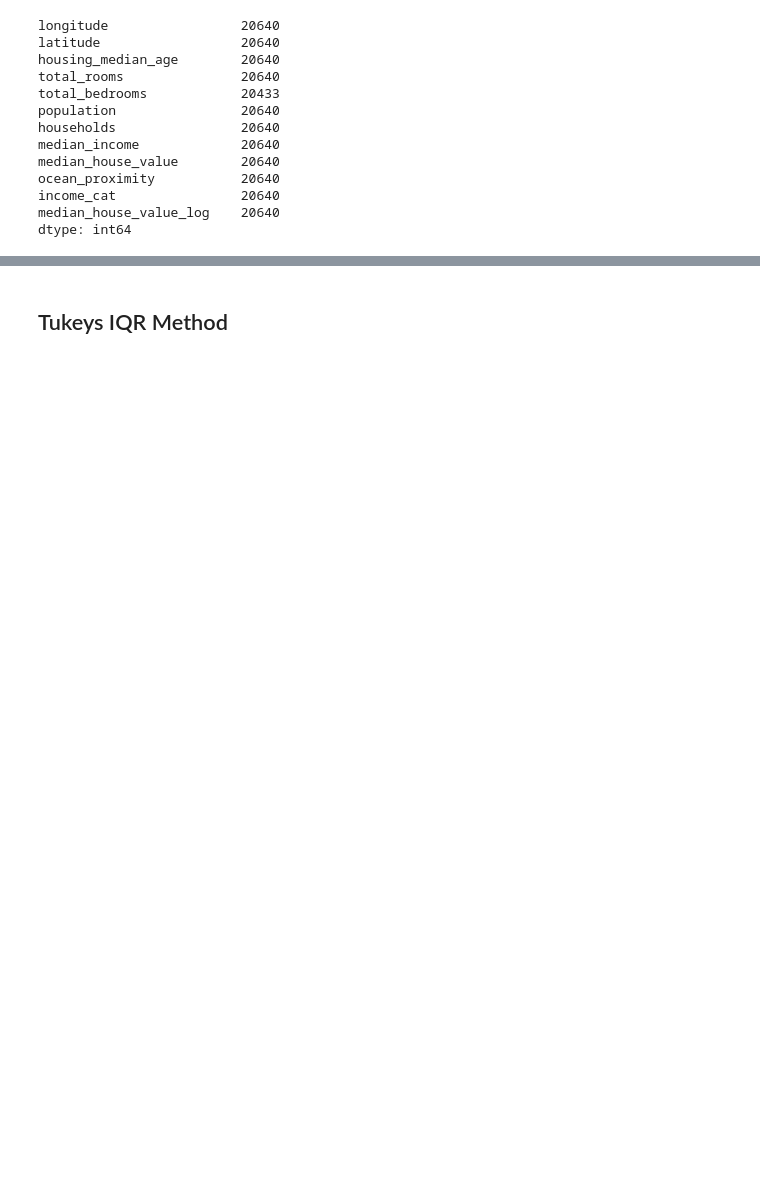
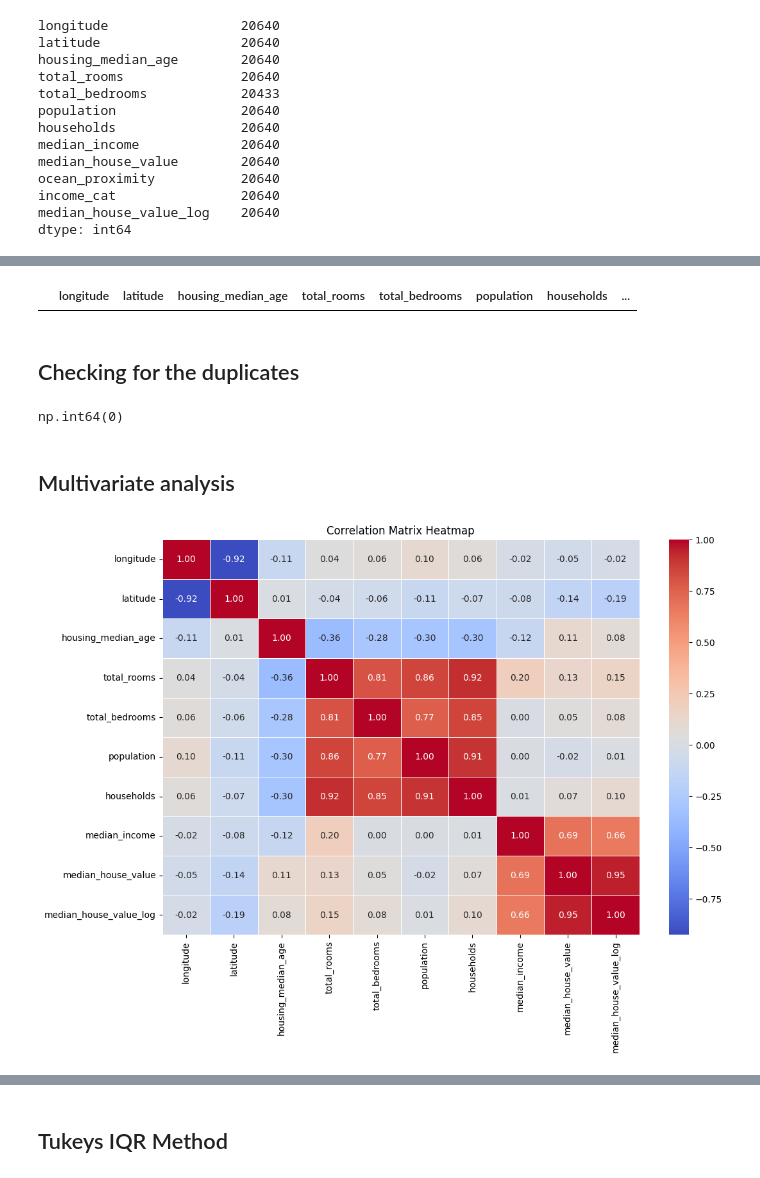
Before and after one commit to pranav2695/ML_Mastery, a Jupyter notebook: 01_Supervised/Linear_Regression/projects/HousePrice/notebooks/linearregression.ipynb, the cells around one changed output, grey strips where cells are left out. Saved outputs shown, nothing was run; the diff lists cells and outputs as text; code cells hidden in the pictures; blank space fills up the shorter version.

```diff
--- a/01_Supervised/Linear_Regression/projects/HousePrice/notebooks/linearregression.ipynb
+++ b/01_Supervised/Linear_Regression/projects/HousePrice/notebooks/linearregression.ipynb
@@ -104,0 +167,60 @@ dtype: int64
+# %%
+housing[housing['total_bedrooms'].isnull()]
+# %% [output]
+|  | longitude | latitude | housing_median_age | total_rooms | total_bedrooms | population | households | ... |
+# %%
+housing['total_bedrooms'] = housing['total_bedrooms'].fillna(housing['total_rooms'])
+# %% [markdown]
+## Checking for the duplicates
+# %%
+duplicates = housing.duplicated()
+duplicates.sum()
+# %% [output]
+np.int64(0)
+# %%
+housing = housing.drop_duplicates().reset_index(drop=True)
+# %% [markdown]
+## Multivariate analysis
+# %%
+import pandas as pd
+import seaborn as sns
+import matplotlib.pyplot as plt
+
+# 1. Correlation Matrix Heatmap
+def plot_correlation_heatmap(df):
+    plt.figure(figsize=(12, 8))
+    # Select only numeric columns for correlation
+    numeric_df = df.select_dtypes(include=['number'])
+    corr_matrix = numeric_df.corr()
+
+    # We use 'annot=True' to see the actual numbers
+    # We use 'cmap="coolwarm"' to easily see positive (red) vs negative (blue) correlation
+    sns.heatmap(corr_matrix, annot=True, fmt=".2f", cmap='coolwarm', linewidths=0.5)
+    plt.title("Correlation Matrix Heatmap")
+    plt.show()
+
+# 2. Scatter Plots (Feature vs. Target)
+def plot_scatter(df, feature, target):
+    plt.figure(figsize=(8, 6))
+    sns.scatterplot(data=df, x=feature, y=target, alpha=0.5)
+    plt.title(f"Relationship between {feature} and {target}")
+    plt.grid(True, linestyle='--', alpha=0.6)
+    plt.show()
+
+# 3. Box Plots (Categorical vs. Numerical)
+def plot_boxplot(df, cat_col, num_col):
+    plt.figure(figsize=(10, 6))
+    # 'num_col' is usually the Target, 'cat_col' is the feature (e.g., Neighborhood)
+    sns.boxplot(data=df, x=cat_col, y=num_col)
+    plt.xticks(rotation=45) # Rotate labels if category names are long
+    plt.title(f"Distribution of {num_col} by {cat_col}")
+    plt.show()
+
+# --- Example Usage ---
+# plot_correlation_heatmap(df)
+# plot_scatter(df, 'median_income', 'median_house_value')
+# plot_boxplot(df, 'ocean_proximity', 'median_house_value')
+# %%
+plot_correlation_heatmap(housing)
+# %% [output]
+[figure, added]
```
Also changed, not shown: parts of 26 cells of this notebook.
